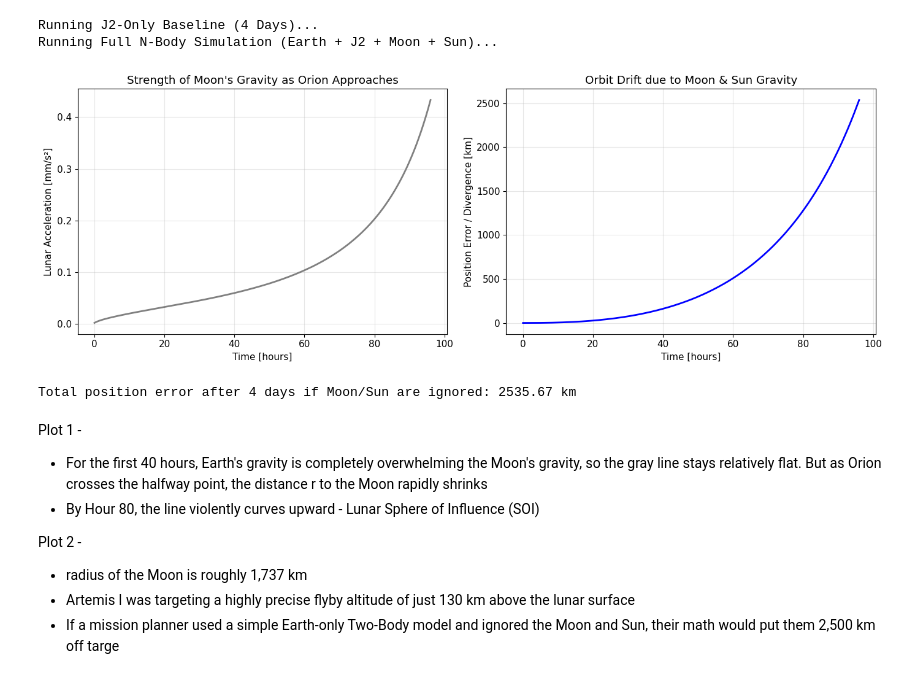
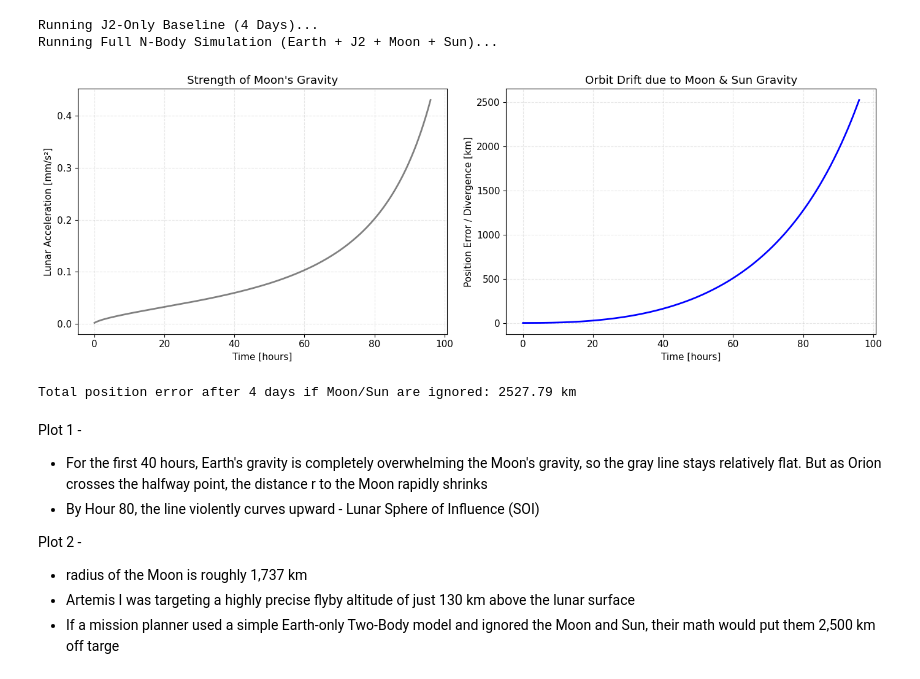
Before and after one commit to w-winnie/MLsandbox, a Jupyter notebook: astro_sandbox/notebooks/artemis/artemis_orbital_sandbox1.ipynb, the cells around one changed output. Cells and saved outputs as stored; diff of their text form; code cells hidden in the pictures.

```diff
--- a/astro_sandbox/notebooks/artemis/artemis_orbital_sandbox1.ipynb
+++ b/astro_sandbox/notebooks/artemis/artemis_orbital_sandbox1.ipynb
@@ -493,6 +666,22 @@ def accel_moon(r_sc, et):
 def accel_sun(r_sc, et):
     r_sun = get_body_position_spice(10, 399, et)  # Sun wrt Earth
     return accel_third_body(r_sc, r_sun, MU_SUN)
+# %%
+def propagate_nbody(state0, t_span, t_eval, et_start):
+    def equations_of_motion(t, state):
+        r = state[0:3]
+        v = state[3:6]
+        current_et = et_start + t # SPICE needs the exact current time
+
+        # Calculate all forces
+        a_earth = accel_two_body_j2(r) # Earth + Bulge
+        a_m = accel_moon(r, current_et) # Moon
+        a_s = accel_sun(r, current_et)  # Sun
+
+        return np.concatenate([v, a_earth + a_m + a_s])
+
+    return solve_ivp(equations_of_motion, t_span, state0, method='DOP853',
+                     t_eval=t_eval, rtol=1e-10, atol=1e-12)
 # %% [markdown]
 ### Run
 # %%
@@ -524,25 +713,9 @@ t_start_et = horizons_data['times_et'][0]
 coast_duration_4days = 4 * 24 * 3600  # 4 days in seconds
 t_eval_4days = np.linspace(0, coast_duration_4days, 1000)
 state0_coast = np.concatenate([horizons_data['positions'][0], horizons_data['velocities'][0]])
-# %%
-def propagate_nbody(state0, t_span, t_eval, et_start):
-    def equations_of_motion(t, state):
-        r = state[0:3]
-        v = state[3:6]
-        current_et = et_start + t # SPICE needs the exact current time
-
-        # Calculate all forces
-        a_earth = accel_two_body_j2(r) # Earth + Bulge
-        a_m = accel_moon(r, current_et) # Moon
-        a_s = accel_sun(r, current_et)  # Sun
-
-        return np.concatenate([v, a_earth + a_m + a_s])
-
-    return solve_ivp(equations_of_motion, t_span, state0, method='RK45',
-                     t_eval=t_eval, rtol=1e-10, atol=1e-12)
 # %%
 print("Running J2-Only Baseline (4 Days)...")
-sol_j2_only = propagate_orbit(state0_coast, (0, coast_duration_4days), t_eval_4days, accel_two_body_j2)
+sol_j2_only = propagate_earth_j2(state0_coast, (0, coast_duration_4days), t_eval_4days, accel_two_body_j2)
 
 print("Running Full N-Body Simulation (Earth + J2 + Moon + Sun)...")
 sol_nbody = propagate_nbody(state0_coast, (0, coast_duration_4days), t_eval_4days, t_start_et)
@@ -558,30 +731,23 @@ divergence_nbody_km = np.linalg.norm(r_nbody - r_j2, axis=0)
 # Calculate how strong the Moon's pull gets over the 4 days
 moon_accel_mags = [np.linalg.norm(accel_moon(r_nbody[:, i], t_start_et + t_eval_4days[i])) * 1e6
                    for i in range(len(t_eval_4days))] # in mm/s^2
-# %%
-fig, axes = plt.subplots(1, 2, figsize=(14, 5))
-
-# Plot 1: The Lunar Pull
-axes[0].plot(t_eval_4days / 3600, moon_accel_mags, 'gray', linewidth=2)
-axes[0].set_xlabel('Time [hours]')
-axes[0].set_ylabel('Lunar Acceleration [mm/s²]')
-axes[0].set_title('Strength of Moon\'s Gravity as Orion Approaches')
-axes[0].grid(True, alpha=0.3)
-
-# Plot 2: Trajectory Divergence
-axes[1].plot(t_eval_4days / 3600, divergence_nbody_km, 'blue', linewidth=2)
-axes[1].set_xlabel('Time [hours]')
-axes[1].set_ylabel('Position Error / Divergence [km]')
-axes[1].set_title('Orbit Drift due to Moon & Sun Gravity')
-axes[1].grid(True, alpha=0.3)
-
-plt.tight_layout()
-plt.show()
-
-print(f"Total position error after 4 days if Moon/Sun are ignored: {divergence_nbody_km[-1]:.2f} km")
-# %% [output]
-[figure, removed]
-Total position error after 4 days if Moon/Sun are ignored: 2535.67 km
+# %%
+fig, axes = plt.subplots(1, 2, figsize=(14, 5))
+
+plot_time_series(axes[0], t_eval_4days / 3600, [moon_accel_mags], colors=['gray'],
+                 title="Strength of Moon's Gravity", ylabel='Lunar Acceleration [mm/s²]')
+
+plot_time_series(axes[1], t_eval_4days / 3600, [divergence_nbody_km], colors=['blue'],
+                 title='Orbit Drift due to Moon & Sun Gravity', ylabel='Position Error / Divergence [km]')
+
+plt.tight_layout()
+plt.show()
+# %% [output]
+[figure, added]
+# %%
+print(f"Total position error after 4 days if Moon/Sun are ignored: {divergence_nbody_km[-1]:.2f} km")
+# %% [output]
+Total position error after 4 days if Moon/Sun are ignored: 2527.79 km
 # %% [markdown]
 Plot 1 -
 - For the first 40 hours, Earth's gravity is completely overwhelming the Moon's gravity, so the gray line stays relatively flat. But as Orion crosses the halfway point, the distance r to the Moon rapidly shrinks
```
Also changed, not shown: parts of 71 cells of this notebook.
